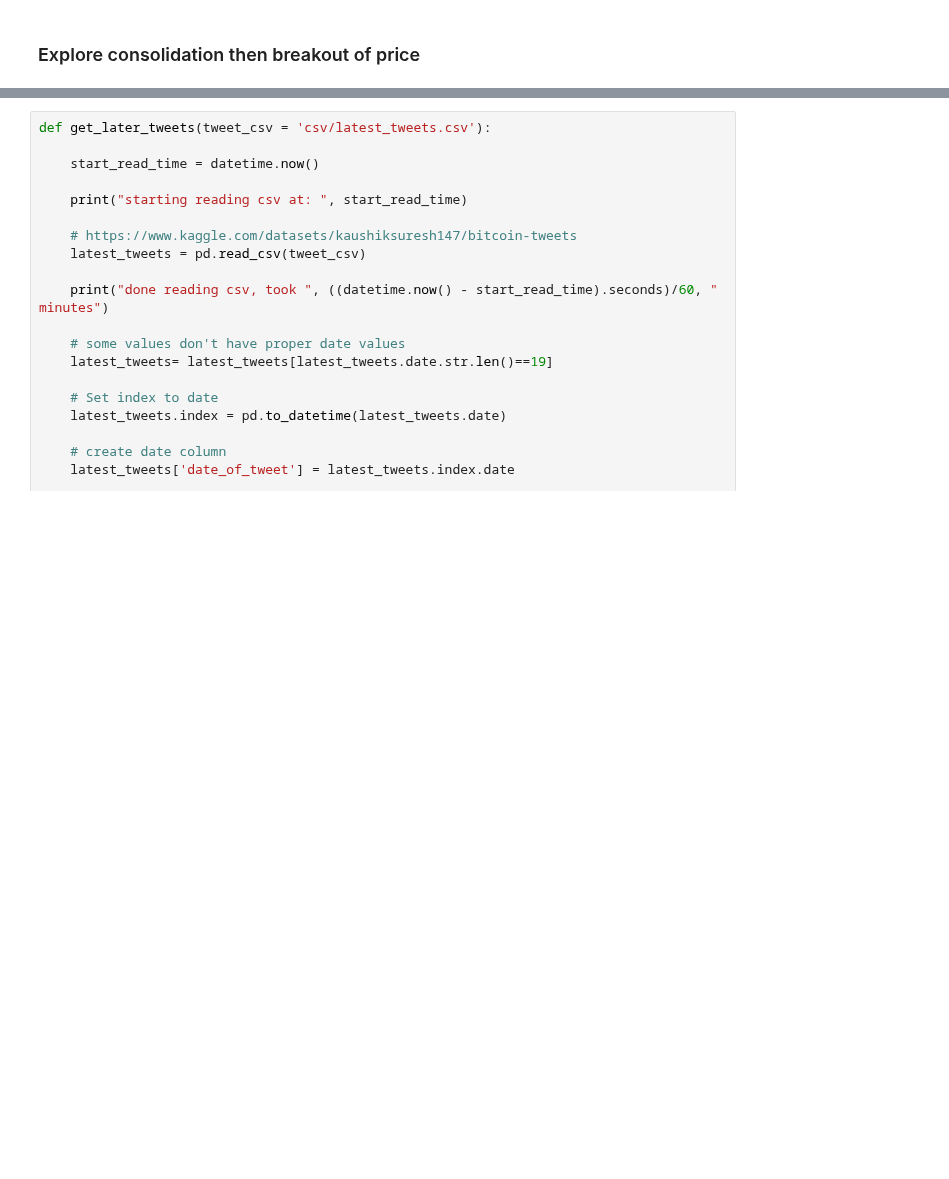
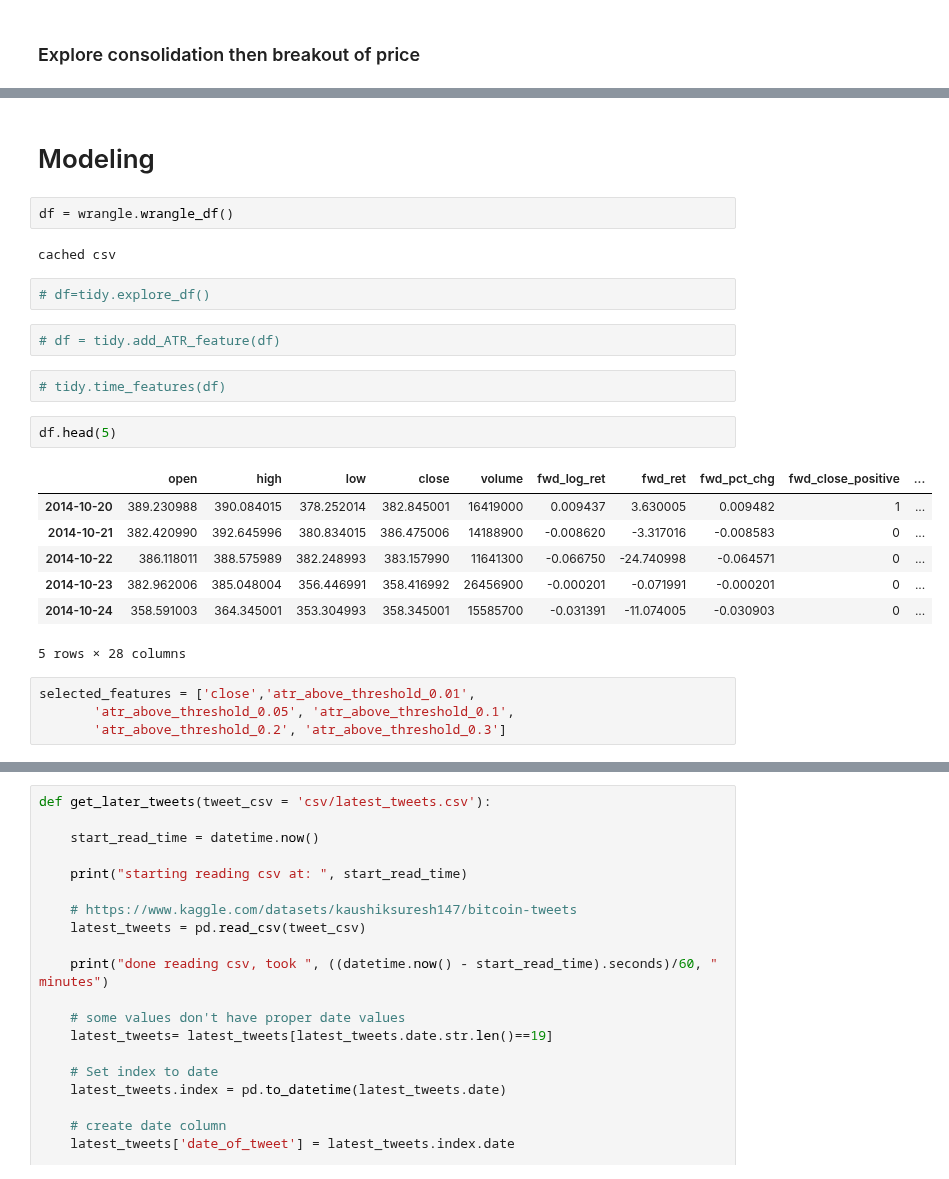
Before and after one commit to FinancialForecasters/financial_forecaster, a Jupyter notebook: explore_jesse.ipynb, the cells around one changed output, grey strips where cells are left out. Cells and saved outputs as stored; diff of their text form; blank space fills up the shorter version.

Commit message:
Update with modeling work

```diff
--- a/explore_jesse.ipynb
+++ b/explore_jesse.ipynb
@@ -286,0 +304,26 @@ Quick nlp
+# %% [markdown]
+# Modeling
+# %%
+df = wrangle.wrangle_df()
+# %% [output]
+cached csv
+# %%
+# df=tidy.explore_df()
+# %%
+# df = tidy.add_ATR_feature(df)
+# %%
+# tidy.time_features(df)
+# %%
+df.head(5)
+# %% [output]
+|  | open | high | low | close | volume | fwd_log_ret | fwd_ret | fwd_pct_chg | fwd_close_positive | ... |
+| 2014-10-20 | 389.230988 | 390.084015 | 378.252014 | 382.845001 | 16419000 | 0.009437 | 3.630005 | 0.009482 | 1 | ... |
+| 2014-10-21 | 382.420990 | 392.645996 | 380.834015 | 386.475006 | 14188900 | -0.008620 | -3.317016 | -0.008583 | 0 | ... |
+| 2014-10-22 | 386.118011 | 388.575989 | 382.248993 | 383.157990 | 11641300 | -0.066750 | -24.740998 | -0.064571 | 0 | ... |
+| 2014-10-23 | 382.962006 | 385.048004 | 356.446991 | 358.416992 | 26456900 | -0.000201 | -0.071991 | -0.000201 | 0 | ... |
+| 2014-10-24 | 358.591003 | 364.345001 | 353.304993 | 358.345001 | 15585700 | -0.031391 | -11.074005 | -0.030903 | 0 | ... |
+5 rows × 28 columns
+# %%
+selected_features = ['close','atr_above_threshold_0.01',
+       'atr_above_threshold_0.05', 'atr_above_threshold_0.1',
+       'atr_above_threshold_0.2', 'atr_above_threshold_0.3']
```
Also changed, not shown: parts of 48 cells of this notebook.
